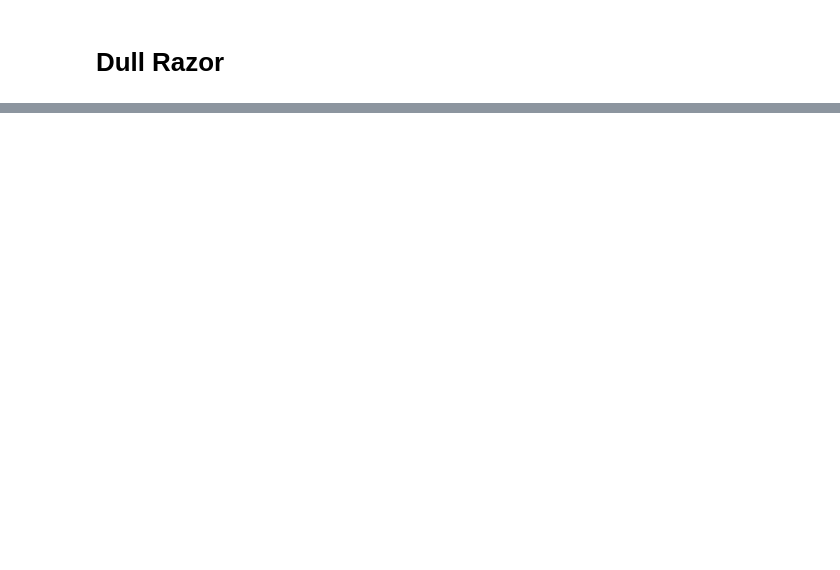
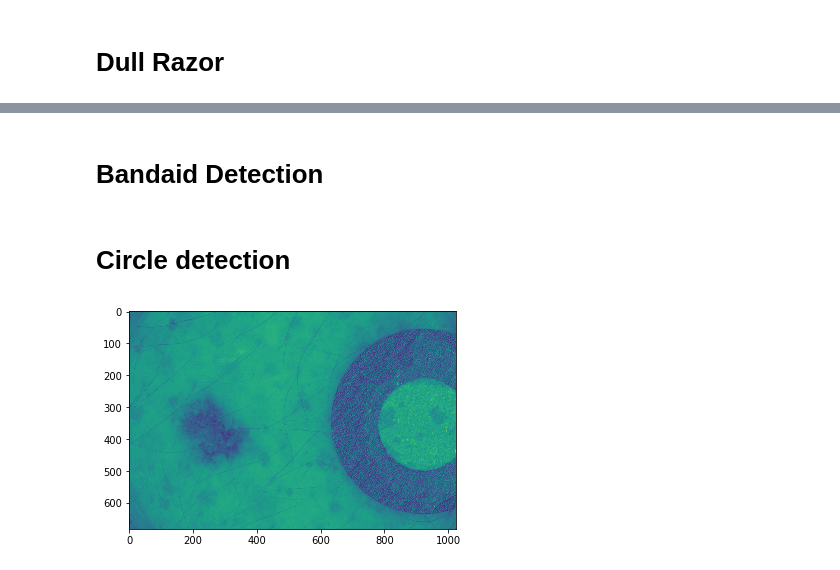
Before and after one commit to AkshayShetty2618/ISM, a Jupyter notebook: Image_PreProcessing.ipynb, the cells around one changed output, grey strips where cells are left out. Drawn from its saved outputs; the diff is of its cells as text; code cells hidden in the pictures; blank space fills up the shorter version.

Commit message:
Hough Circles
Circles to identify bandaid regoin

```diff
--- a/Image_PreProcessing.ipynb
+++ b/Image_PreProcessing.ipynb
@@ -64,0 +44,4 @@ plt.show()
+# %% [markdown]
+# Bandaid Detection
+# %% [markdown]
+# Circle detection
@@ -64,0 +52,8 @@ plt.show()
+# %%
+imPath=r'F:\TUhh\Sem 5\Project\practice\circ2.jpg'
+im = cv2.imread(imPath)
+gray =cv2.cvtColor(im,cv2.COLOR_RGB2GRAY)
+plt.imshow(gray)
+plt.show()
+# %% [output]
+[figure, added]
```
Also changed, not shown: parts of 10 cells of this notebook.
